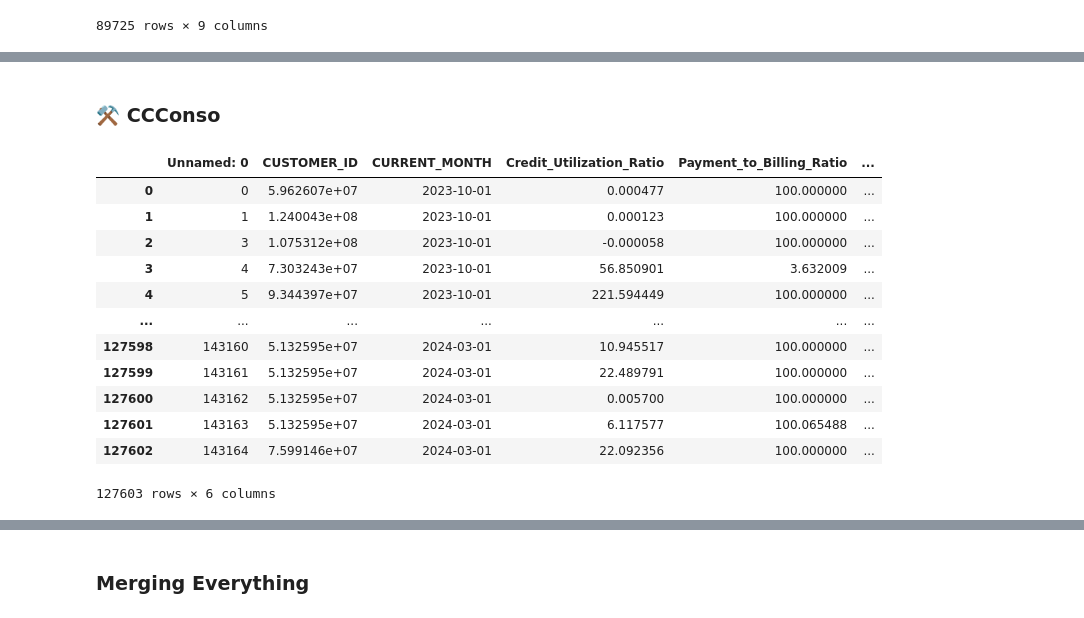
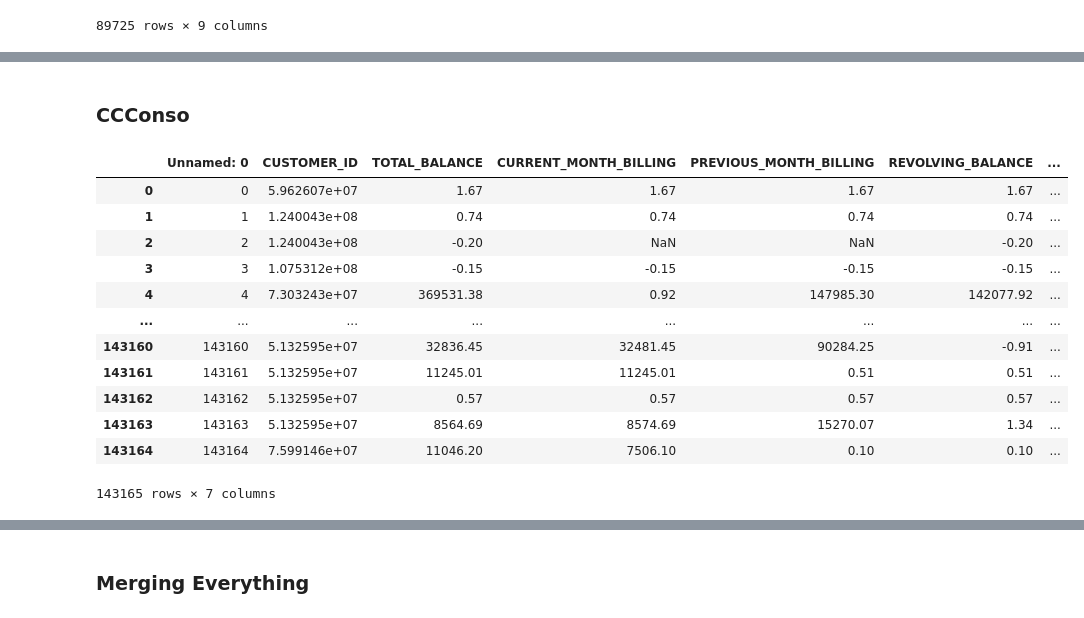
Before and after one commit to andreasenson/Slime, a Jupyter notebook: Data Cleaning & Resilience Score Computation (Dory).ipynb, the cells around one changed output, grey strips where cells are left out. Drawn from its saved outputs; the diff is of its cells as text; code cells hidden in the pictures.

```diff
--- a/Data Cleaning & Resilience Score Computation (Dory).ipynb
+++ b/Data Cleaning & Resilience Score Computation (Dory).ipynb
@@ -276,21 +289,21 @@ loan
 # %% [markdown]
-### **⚒️ CCConso**
+### **CCConso**
 # %%
-ccconso = pd.read_csv('ccconso_cleaned_aggregated.csv')
+ccconso = pd.read_csv('(Cleaned) Data/ccconso_cleaned_aggregated.csv')
 ccconso
 # %% [output]
-|  | Unnamed: 0 | CUSTOMER_ID | CURRENT_MONTH | Credit_Utilization_Ratio | Payment_to_Billing_Ratio | ... |
-| 0 | 0 | 5.962607e+07 | 2023-10-01 | 0.000477 | 100.000000 | ... |
-| 1 | 1 | 1.240043e+08 | 2023-10-01 | 0.000123 | 100.000000 | ... |
-| 2 | 3 | 1.075312e+08 | 2023-10-01 | -0.000058 | 100.000000 | ... |
-| 3 | 4 | 7.303243e+07 | 2023-10-01 | 56.850901 | 3.632009 | ... |
-| 4 | 5 | 9.344397e+07 | 2023-10-01 | 221.594449 | 100.000000 | ... |
-| ... | ... | ... | ... | ... | ... | ... |
-| 127598 | 143160 | 5.132595e+07 | 2024-03-01 | 10.945517 | 100.000000 | ... |
-| 127599 | 143161 | 5.132595e+07 | 2024-03-01 | 22.489791 | 100.000000 | ... |
-| 127600 | 143162 | 5.132595e+07 | 2024-03-01 | 0.005700 | 100.000000 | ... |
-| 127601 | 143163 | 5.132595e+07 | 2024-03-01 | 6.117577 | 100.065488 | ... |
-| 127602 | 143164 | 7.599146e+07 | 2024-03-01 | 22.092356 | 100.000000 | ... |
+|  | Unnamed: 0 | CUSTOMER_ID | TOTAL_BALANCE | CURRENT_MONTH_BILLING | PREVIOUS_MONTH_BILLING | REVOLVING_BALANCE | ... |
+| 0 | 0 | 5.962607e+07 | 1.67 | 1.67 | 1.67 | 1.67 | ... |
+| 1 | 1 | 1.240043e+08 | 0.74 | 0.74 | 0.74 | 0.74 | ... |
+| 2 | 2 | 1.240043e+08 | -0.20 | NaN | NaN | -0.20 | ... |
+| 3 | 3 | 1.075312e+08 | -0.15 | -0.15 | -0.15 | -0.15 | ... |
+| 4 | 4 | 7.303243e+07 | 369531.38 | 0.92 | 147985.30 | 142077.92 | ... |
+| ... | ... | ... | ... | ... | ... | ... | ... |
+| 143160 | 143160 | 5.132595e+07 | 32836.45 | 32481.45 | 90284.25 | -0.91 | ... |
+| 143161 | 143161 | 5.132595e+07 | 11245.01 | 11245.01 | 0.51 | 0.51 | ... |
+| 143162 | 143162 | 5.132595e+07 | 0.57 | 0.57 | 0.57 | 0.57 | ... |
+| 143163 | 143163 | 5.132595e+07 | 8564.69 | 8574.69 | 15270.07 | 1.34 | ... |
+| 143164 | 143164 | 7.599146e+07 | 11046.20 | 7506.10 | 0.10 | 0.10 | ... |
-127603 rows × 6 columns
+143165 rows × 7 columns
 # %%
 # Select only the specified columns from the ccconso dataframe
```
Also changed, not shown: parts of 32 cells of this notebook, 1 other file.
